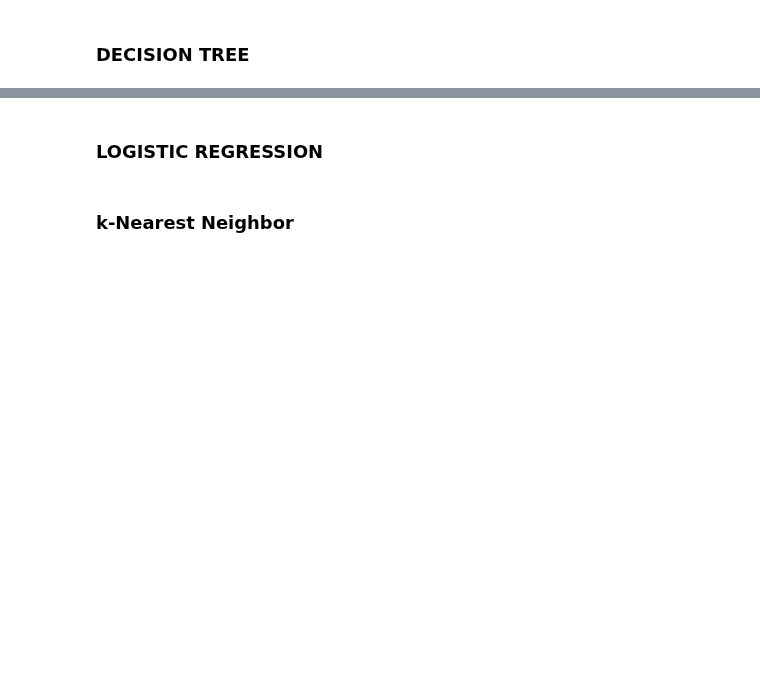
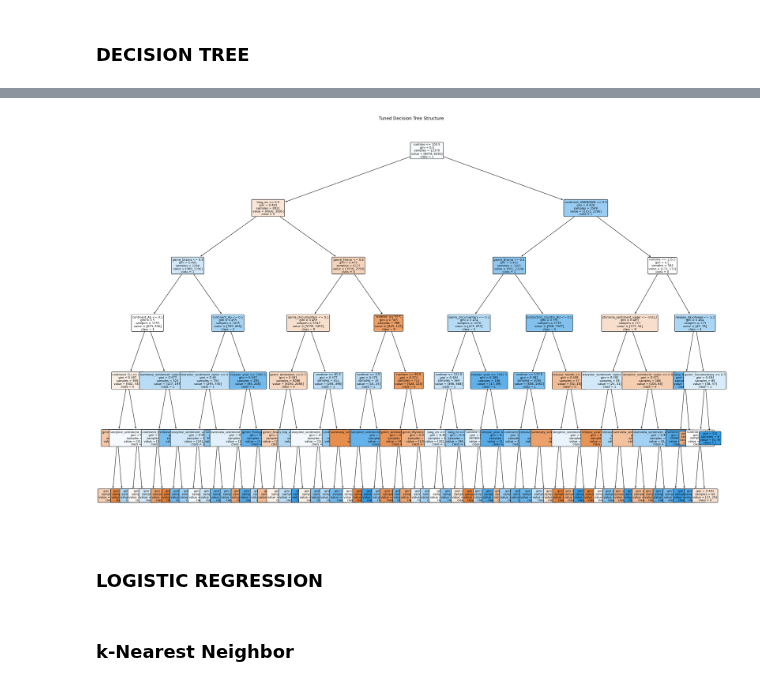
Before and after one commit to EliasMondelaers/datamanagementProject, a Jupyter notebook: Modeling.ipynb, the cells around one changed output, grey strips where cells are left out. Saved outputs shown, nothing was run; the diff lists cells and outputs as text; code cells hidden in the pictures; blank space fills up the shorter version.

```diff
--- a/Modeling.ipynb
+++ b/Modeling.ipynb
@@ -98,3 +193,22 @@ Name: count, dtype: int64
+# %%
+from sklearn.tree import plot_tree
+plt.figure(figsize=(30, 20))
+
+# 2. Plot the tree
+plot_tree(
+    decision_tree=best_dt_model, # Use the trained model (e.g., the best one from Grid Search)
+    filled=True,
+    rounded=True,
+    class_names=best_dt_model.classes_.astype(str), # Use the actual class labels (e.g., ['0', '1'])
+    feature_names=X_train.columns.tolist(), # Use your feature column names
+    fontsize=8
+)
+
+# 3. Display the plot
+plt.title("Tuned Decision Tree Structure")
+plt.show()
+# %% [output]
+[figure, added]
 # %% [markdown]
 ### LOGISTIC REGRESSION
 # %% [markdown]
```
Also changed, not shown: parts of 9 cells of this notebook.
